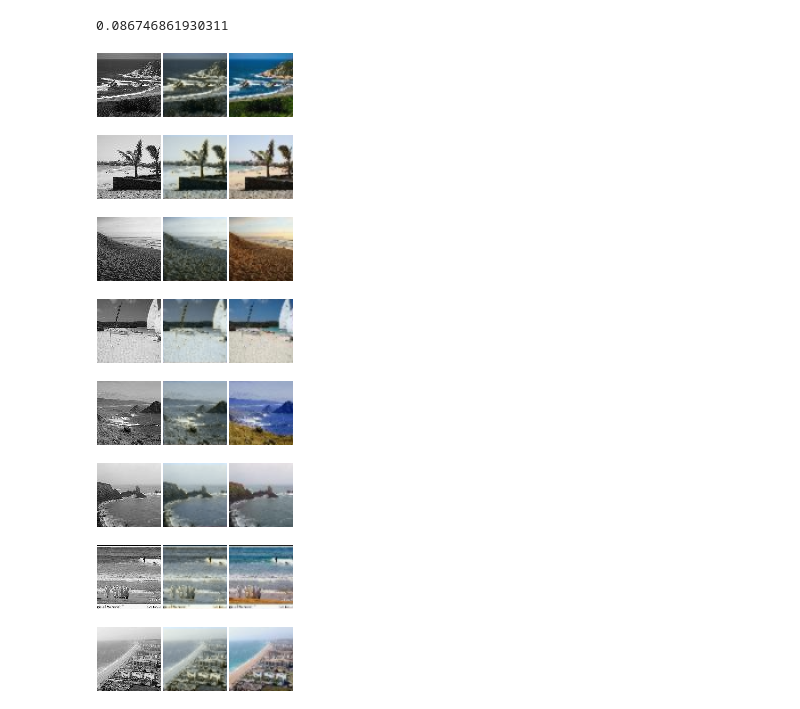
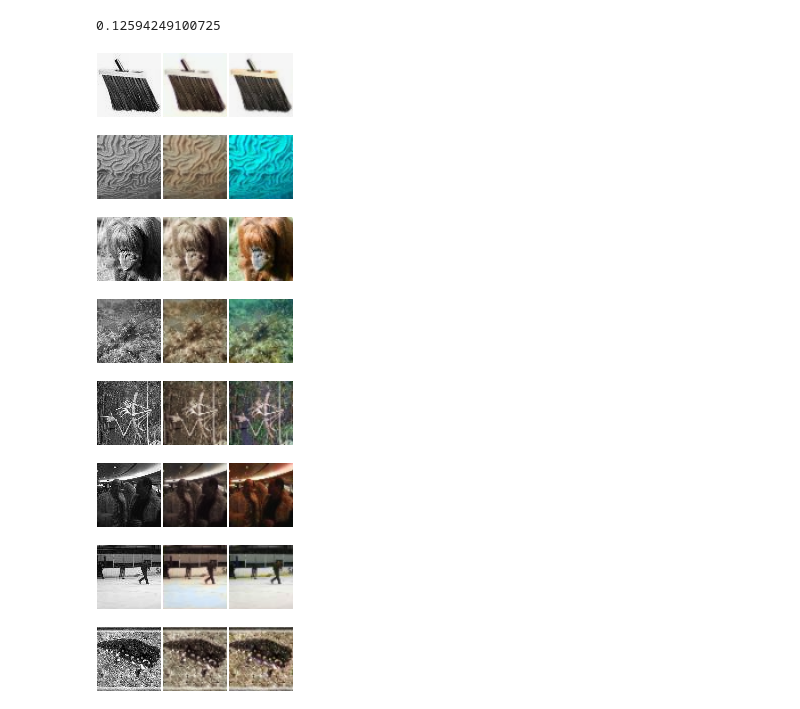
Before and after one commit to bagavi/CNNProject, a Jupyter notebook: TinyImageNet/test_checkpoint.ipynb, the cells around one changed output. Cells and saved outputs as stored; diff of their text form; code cells hidden in the pictures.

```diff
--- a/TinyImageNet/test_checkpoint.ipynb
+++ b/TinyImageNet/test_checkpoint.ipynb
@@ -8,44 +8,44 @@ require 'optim'
 require 'Net2'
 dtype = 'torch.DoubleTensor'
 # %%
-checkpoint_1 = torch.load('../../results/checkpoint_class_100.t7')
--- checkpoint_1 = torch.load('../../arxiv/sky_class_32_3_MSE.t7')
+-- checkpoint_1 = torch.load('../../results/checkpoint_class_100.t7')
+checkpoint_1 = torch.load('../../arxiv/all_classes_32_3_MSE.t7')
 model = checkpoint_1.model
 local crit = nn.AbsCriterion():type(dtype)
 opt = checkpoint_1.opt
 model:evaluate()
 
 num_images = 8;
-im_batch = get_image_batch(num_images)
+im_batch = get_validation_batch(num_images)
 local x = torch.Tensor(im_batch:size()[1],im_batch:size()[2],224,224)
 
 for i=1,im_batch:size()[1] do
     x[i] = preprocess(im_batch[i])
 end
 local uv_images, y_images = create_yuv_images(im_batch,56,56)
 local x, uv_images = x:type(dtype), uv_images:type(dtype)
 local y = uv_images*2
 model:evaluate()
 local scores = model:forward(x)
 local val_loss = crit:forward(scores, y)
 print(val_loss)
 uv_op_load1 = model.output/2
 for i = 1,num_images do
     size = 64
     itorch.image({image.scale(y2rgb(image.rgb2y(im_batch[i])),size,size),
                   image.scale(image.yuv2rgb(torch.cat(y_images[i],uv_op_load1[i],1)),size,size),
                   image.scale(image.yuv2rgb(torch.cat(y_images[i],uv_images[i],1)),size,size)})
 end
 # %% [output]
-0.086746861930311
+0.12594249100725
-[figure, old version]
+[figure, new version]
-[figure, old version]
+[figure, new version]
-[figure, old version]
+[figure, new version]
-[figure, old version]
+[figure, new version]
-[figure, old version]
+[figure, new version]
-[figure, old version]
+[figure, new version]
-[figure, old version]
+[figure, new version]
-[figure, old version]
+[figure, new version]
 # %%
 for i = 1,num_images do
     size = 112
```
Also changed, not shown: parts of 1 cell of this notebook, 6 other files.
